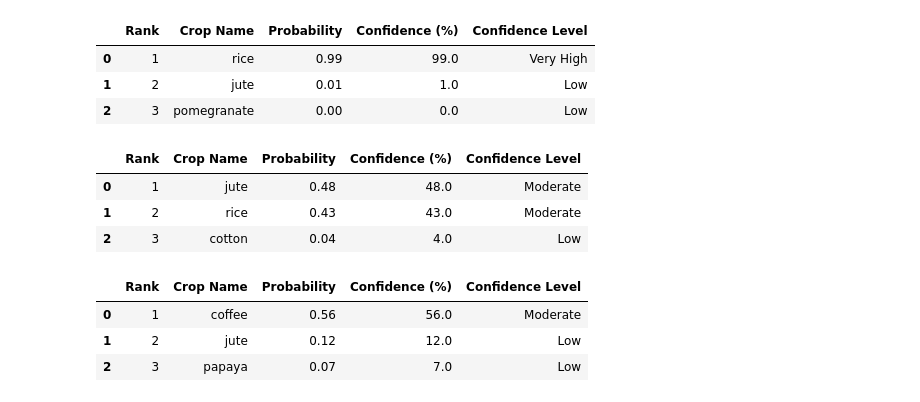
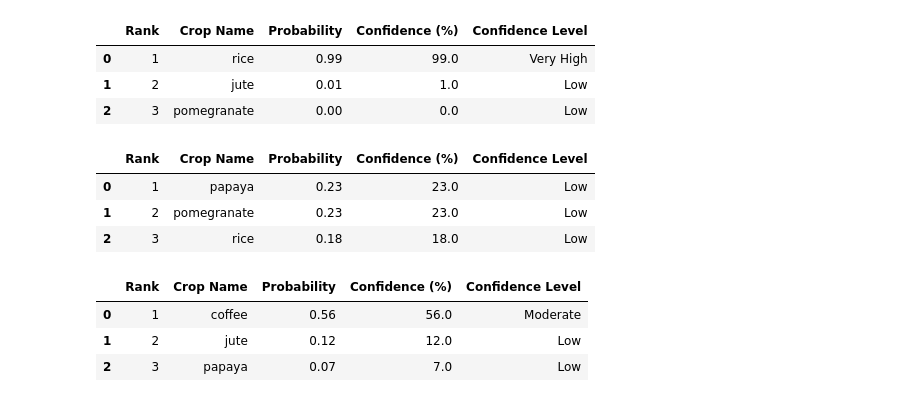
Before and after one commit to bhardwajamrit7/Crop_Advisory_system, a Jupyter notebook: notebooks/CropAdvisory.ipynb, the cells around one changed output. Drawn from its saved outputs; the diff is of its cells as text; code cells hidden in the pictures.

```diff
--- a/notebooks/CropAdvisory.ipynb
+++ b/notebooks/CropAdvisory.ipynb
@@ -438,12 +438,12 @@ recommend_top3(90, 42, 43, 20.8, 82.0, 6.5, 202.9)
 | 2 | 3 | pomegranate | 0.00 | 0.0 | Low |
 # %%
 #input 2
-recommend_top3(100, 45, 40, 20, 79, 6.8, 190)
+recommend_top3(10, 45, 40, 20, 79, 6.8, 190)
 # %% [output]
 |  | Rank | Crop Name | Probability | Confidence (%) | Confidence Level |
-| 0 | 1 | jute | 0.48 | 48.0 | Moderate |
-| 1 | 2 | rice | 0.43 | 43.0 | Moderate |
-| 2 | 3 | cotton | 0.04 | 4.0 | Low |
+| 0 | 1 | papaya | 0.23 | 23.0 | Low |
+| 1 | 2 | pomegranate | 0.23 | 23.0 | Low |
+| 2 | 3 | rice | 0.18 | 18.0 | Low |
 # %%
 #input 3
 
```
Also changed, not shown: 1 other file.
